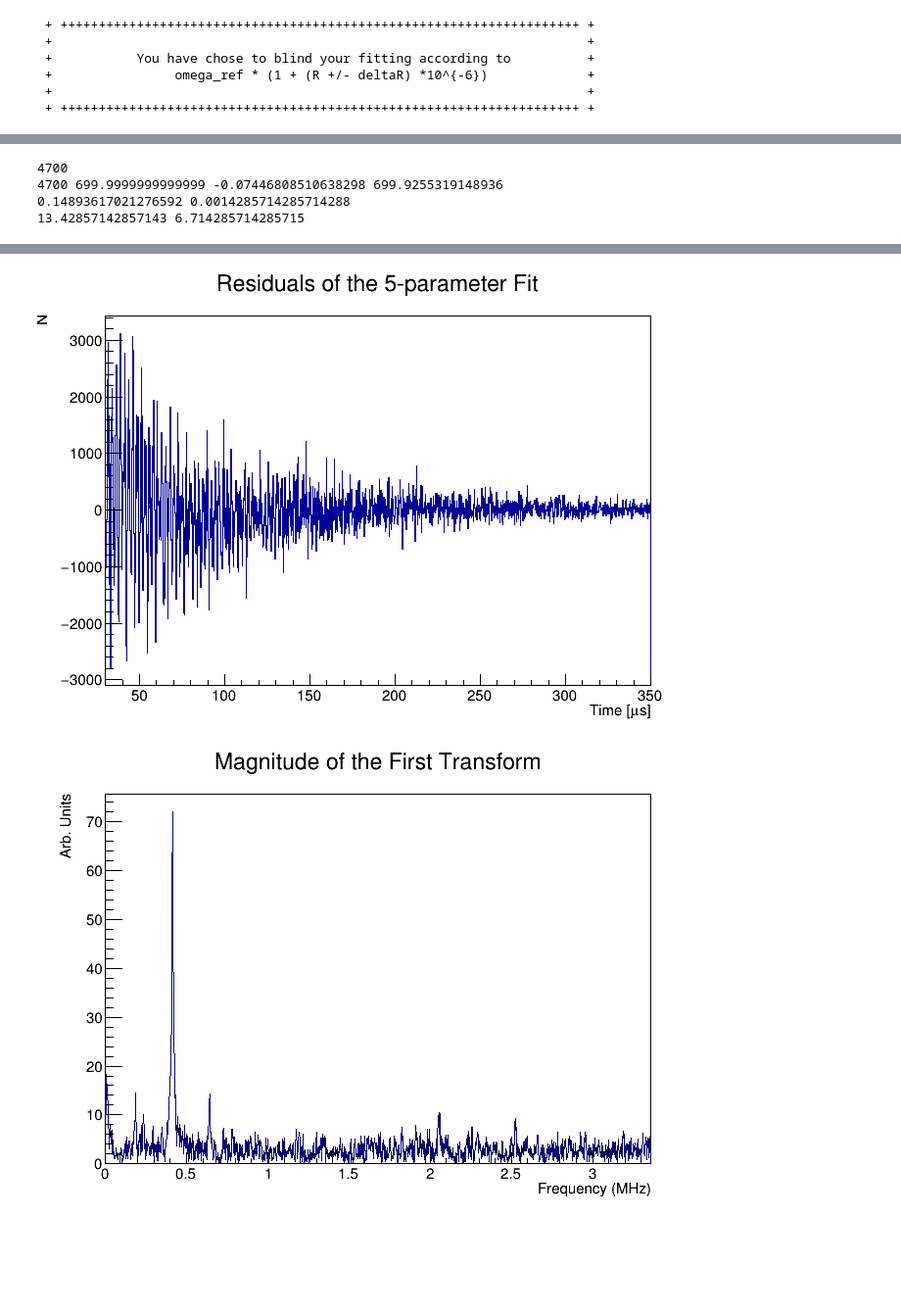
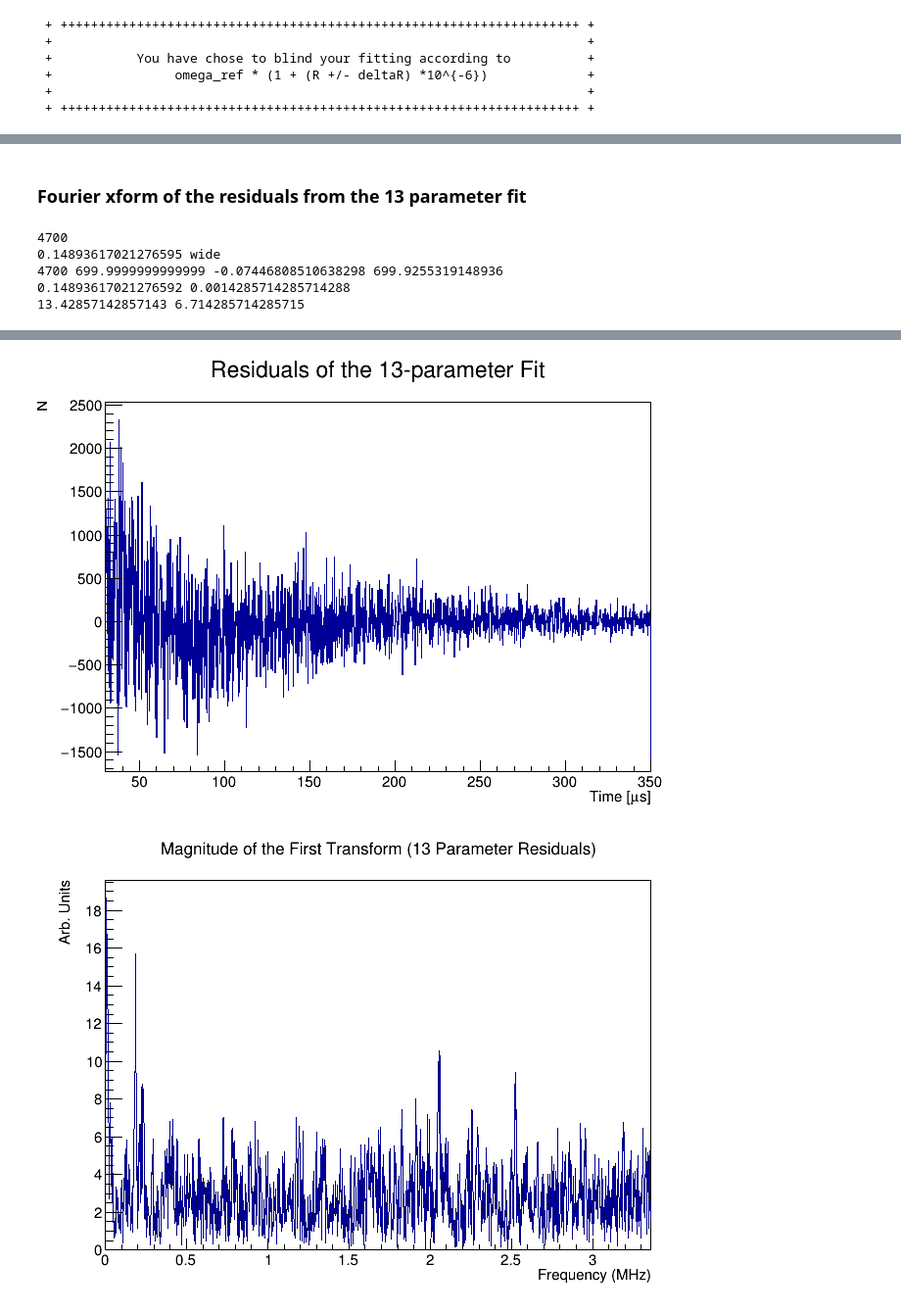
Before and after one commit to jlabounty/g-2, a Jupyter notebook: productionFeedback/productionFeedback_Farline.ipynb, the cells around one changed output, grey strips where cells are left out. Shown at 98% size. Saved outputs shown, nothing was run; the diff lists cells and outputs as text; code cells hidden in the pictures; blank space fills up the shorter version.

```diff
--- a/productionFeedback/productionFeedback_Farline.ipynb
+++ b/productionFeedback/productionFeedback_Farline.ipynb
@@ -39,7 +46,10 @@ for x in files_byRun:
 # %% [markdown]
 Using hadd.sh, we merged all of these files together into one output, which we will run through now:
 # %%
-f = r.TFile("/home/jlab/ExternalDrive/Seagate/Data/productionFeedback/v9_05_00_muonPath/result_histOnly.root") #processed output of hadd.sh
+#f = r.TFile("/home/jlab/ExternalDrive/Seagate/Data/productionFeedback/v9_05_00_muonPath/result.root") #processed output of hadd.sh
+f = r.TFile("./result_histOnly.root") #processed output of hadd.sh
+f2 = r.TFile("./result_python.root")
+
 prodString="v9_05_00"
 # %%
 f.cd("farline/calo1")
@@ -119,9 +115,9 @@ def blinded_wiggle(x, p):
  +                                                                      +
  + ++++++++++++++++++++++++++++++++++++++++++++++++++++++++++++++++++++ +
 # %%
-func = r.TF1("func", blinded_wiggle, 30,350,5)
+func = r.TF1("func", blinded_wiggle, 30,500,5)
 func.SetParNames('N','#tau','A','R','#phi')
 func.SetParameters(1500,64.4,0.4,0,0)
-#func.SetParLimits(4,-0.001,2*math.pi+0.001)
+func.SetParLimits(4,-0.001 - 2*math.pi,2*math.pi+0.001)
 func.SetLineColor(2)
 func.SetNpx(1000)
@@ -190,0 +313,10 @@ Fourier transform of the 5-parameter residuals.
+# %%
+print(len(residVec),[residVec[i] for i in range(5)])
+centers, bins = zip(*residVec)
+htest = r.TH1D("htest","htest",len(residVec),centers[0],centers[len(residVec)-1])
+for i,ding in enumerate(bins):
+    htest.SetBinContent(i, ding)
+
+c = r.TCanvas()
+htest.Draw()
+c.Draw()
@@ -191,25 +449,29 @@ Fourier transform of the 5-parameter residuals.
+# %% [markdown]
+### Fourier xform of the residuals from the 13 parameter fit
 # %%
 c3 = r.TCanvas()
-residuals5param = residuals.Clone() # this will hold the residials from the 5-parameter fit
-nBins = residuals5param.GetSize() - 2 #total number of bins excluding over/underflow
+residuals13param = residuals13.Clone() # this will hold the residials from the 5-parameter fit
+nBins = residuals13param.GetSize() - 2 #total number of bins excluding over/underflow
 print(nBins)
 for i in range(nBins):
-    binCenterX = allCaloWiggle.GetXaxis().GetBinCenter(i)
+    binCenterX = allCaloWiggle13.GetXaxis().GetBinCenter(i)
     if (binCenterX > 30):
-        residuals5param.SetBinContent(i, allCaloWiggle.GetBinContent(i) - func.Eval(binCenterX))
+        residuals13param.SetBinContent(i, allCaloWiggle13.GetBinContent(i) - func13.Eval(binCenterX))
     else:
-        residuals5param.SetBinContent(i, 0)
+        residuals13param.SetBinContent(i, 0)
 
-residuals5param.Draw()
-residuals5param.GetXaxis().SetRangeUser(30,350)
-residuals5param.SetTitle("Residuals of the 5-parameter Fit")
+residuals13param.Draw()
+residuals13param.GetXaxis().SetRangeUser(30,350)
+residuals13param.SetTitle("Residuals of the 13-parameter Fit")
 c3.Draw()
+
+print(residuals13param.GetBinWidth(2), "wide")
 
 hxform = r.TH1D()
 hxform = 0
 r.TVirtualFFT.SetTransform(0)
-hxform = residuals5param.FFT(hxform,"MAG P")
-hxform.SetTitle("Magnitude of the First Transform (5-Parameter Residuals)")
+hxform = residuals13param.FFT(hxform,"MAG P")
+hxform.SetTitle("Magnitude of the First Transform (13 Parameter Residuals)")
 #NOTE: for "real" frequencies you have to divide the x-axes range with the range of your function
 #    y-axes has to be rescaled by a factor of 1/SQRT(n) to be right: this is not done automatically!
 normXform = hxform.GetEntries()
@@ -222,9 +484,9 @@ hxform.GetYaxis().SetTitle("Arb. Units")
 hxform.Draw("HIST P0 L")
 c2.Draw()
 
-Npart = residuals5param.GetSize() - 2
-minBinCenter = residuals5param.GetXaxis().GetBinCenter(0)
-maxBinCenter = residuals5param.GetXaxis().GetBinCenter(Npart)
+Npart = residuals13param.GetSize() - 2
+minBinCenter = residuals13param.GetXaxis().GetBinCenter(0)
+maxBinCenter = residuals13param.GetXaxis().GetBinCenter(Npart)
 
 capT = maxBinCenter - minBinCenter
 print(Npart, capT, minBinCenter, maxBinCenter)
@@ -238,17 +500,16 @@ limmaxMHz = limmaxHz / math.pow(10,6)
 
 limmax = 2*deltaF*Npart #400-25
 print(limmax,limmaxMHz)
-#hxform.GetXaxis().SetLimits(0,limmax)
-nbins = residuals5param.GetSize() - 2
+nbins = residuals13param.GetSize() - 2
 hxform.SetBins(Npart,0,limmaxMHz)
 hxform.GetXaxis().SetRangeUser(0,limmaxMHz/2)
 
-residuals5paramXform = hxform.Clone()
-
 c2.Draw()
-c2.Print("./images/"+prodString+"_5ParamResiduals.png")
+c2.Print("./images/"+prodString+"/"+prodString+"_13ParamResiduals.png")
+c2.Print("./images/"+prodString+"/"+prodString+"_13ParamResiduals.root")
 # %% [output]
 4700
+0.14893617021276595 wide
 4700 699.9999999999999 -0.07446808510638298 699.9255319148936
 0.14893617021276592 0.0014285714285714288
 13.42857142857143 6.714285714285715
@@ -256,2 +520,2 @@ Info in <TCanvas::Print>: png file ./images/v9_05_00_5ParamResiduals.png has bee
-[figure, old version]
+[figure, new version]
-[figure, old version]
+[figure, new version]
```
Also changed, not shown: parts of 46 cells of this notebook, 29 other files.
